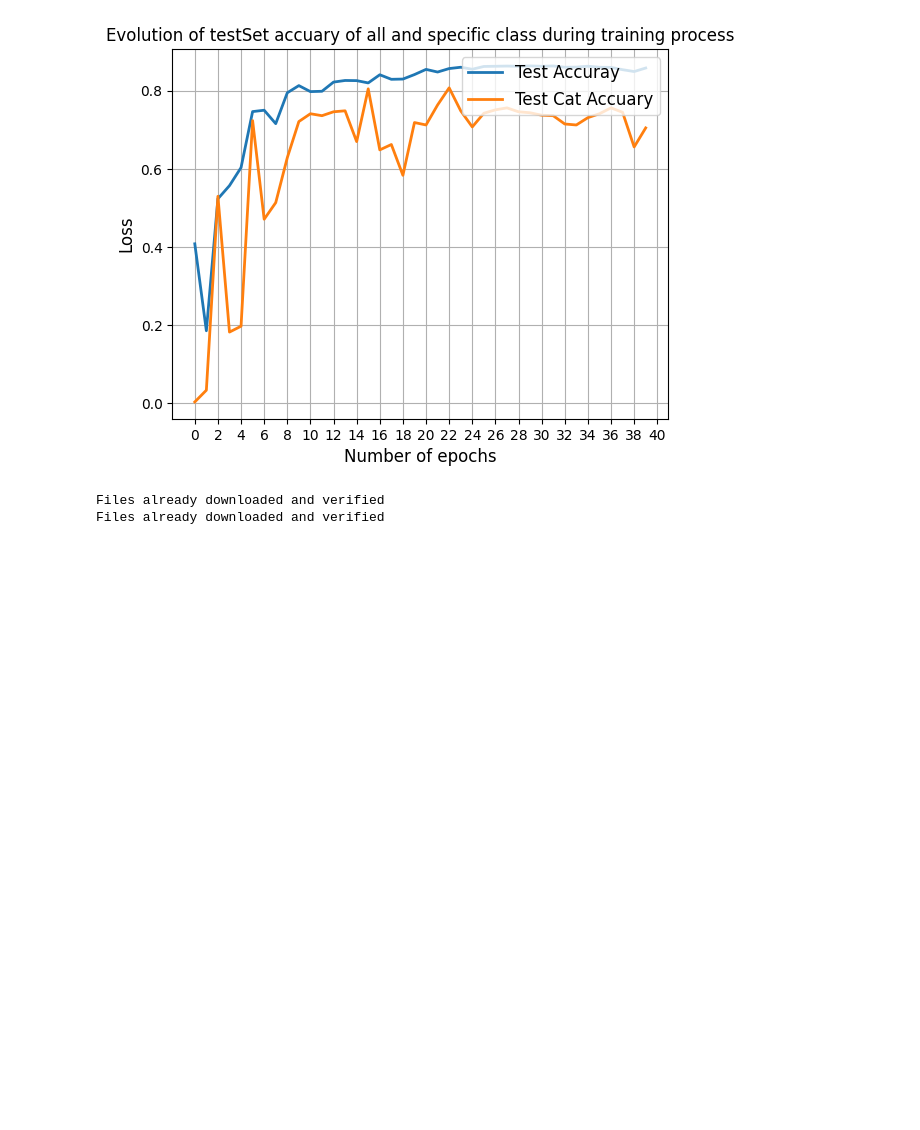
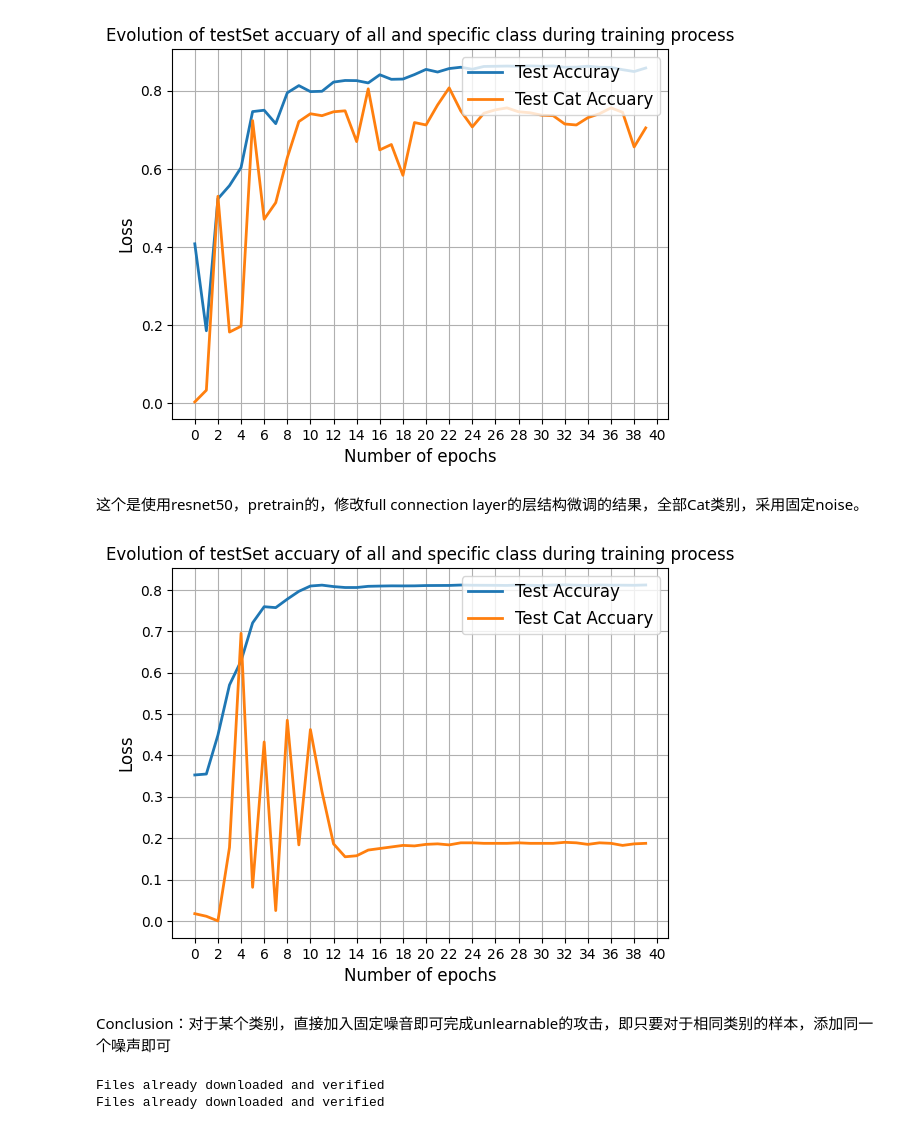
Before and after one commit to haole1683/unlearn_multimodal, a Jupyter notebook: dataset_preprocess.ipynb, the cells around one changed output. Cells and saved outputs as stored; diff of their text form; code cells hidden in the pictures; blank space fills up the shorter version.

```diff
--- a/dataset_preprocess.ipynb
+++ b/dataset_preprocess.ipynb
@@ -152,6 +163,16 @@ json_stl_poison_path = "/remote-home/songtianwei/research/unlearn_multimodal/out
 draw_chart(json_stl_poison_path)
 # %% [output]
 [figure]
+# %% [markdown]
+这个是使用resnet50，pretrain的，修改full connection layer的层结构微调的结果，全部Cat类别，采用固定noise。
+# %%
+json_stl_fix_noise_path = "/remote-home/songtianwei/research/unlearn_multimodal/output/unlearn_test_supervised/stl10/test_fix_noise_poison/result.json"
+# %%
+draw_chart(json_stl_fix_noise_path)
+# %% [output]
+[figure, added]
+# %% [markdown]
+Conclusion：对于某个类别，直接加入固定噪音即可完成unlearnable的攻击，即只要对于相同类别的样本，添加同一个噪声即可
 # %%
 from utils.data_utils import (
     load_poison_dataset, load_class_dataset
```
Also changed, not shown: parts of 4 cells of this notebook, 5 other files.
